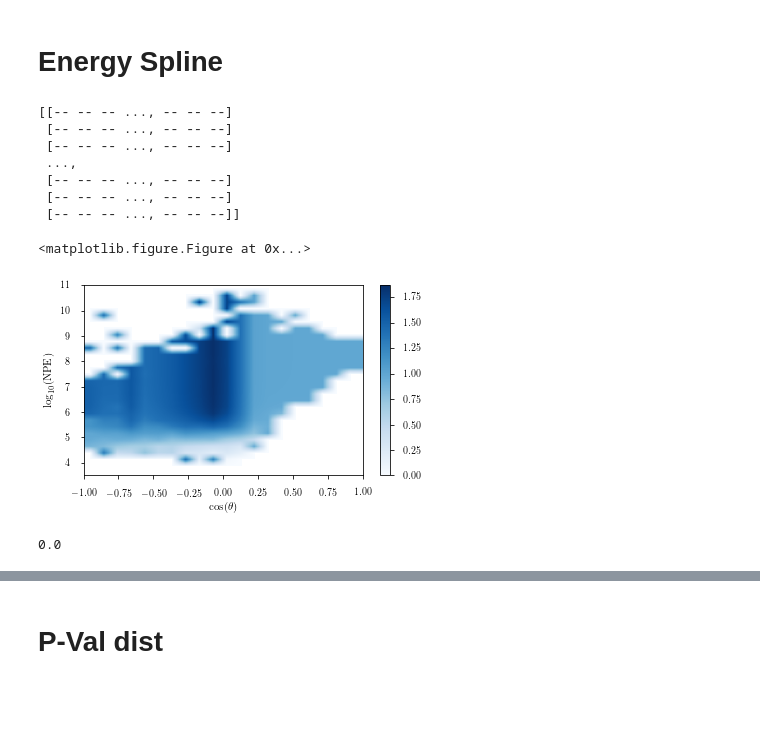
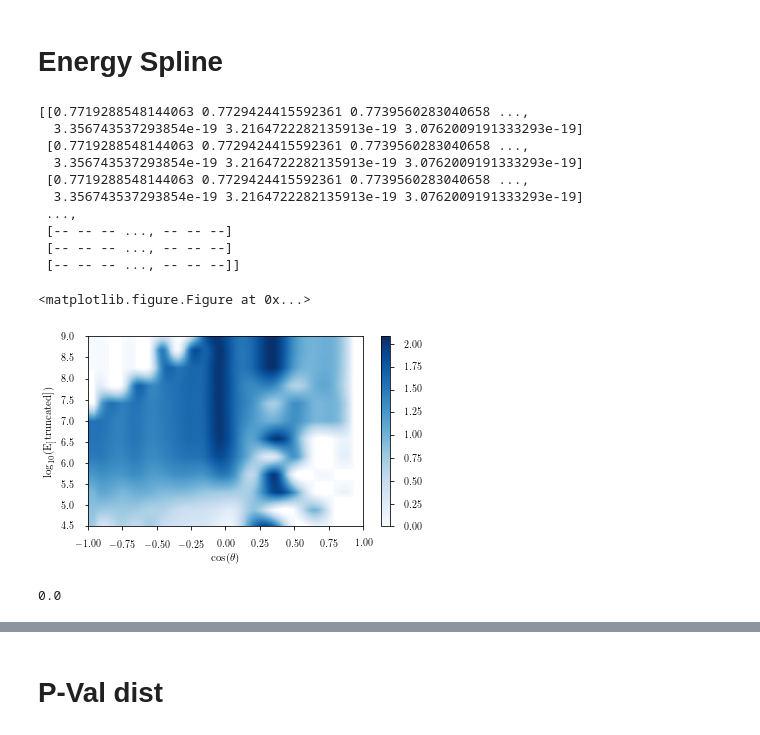
Before and after one commit to afrancko/BlazarNeutrino, a Jupyter notebook: plot_stuff.ipynb, the cells around one changed output, grey strips where cells are left out. Cells and saved outputs as stored; diff of their text form; code cells hidden in the pictures; blank space fills up the shorter version.

Commit message:
solve spline problems

```diff
--- a/plot_stuff.ipynb
+++ b/plot_stuff.ipynb
@@ -8,37 +14,40 @@ import matplotlib.pyplot as plt
 # %%
 fig, ax = newfig(0.9)
 spline = np.load('E_spline.npy')[()]
 xdots = 1000
 ydots = 1000
 x = np.linspace(-1,1,xdots)
-y = np.linspace(3.5,11,ydots)
+y = np.linspace(4.5,9,ydots)
 data = spline(x,y)
 data = np.ma.array(data)
 data.mask = data <=0
 print data
 # norm=colors.LogNorm(vmin=data.min(), vmax=data.max())
 cbar = ax.pcolormesh(x,y, data.T , cmap=plt.get_cmap('Blues'), vmin = 0)
 plt.colorbar(cbar)
 ax.set_xlabel(r'$\mathrm{cos}(\theta)$')
-ax.set_ylabel(r'$\mathrm{log}_{10}(\mathrm{NPE})$')
+ax.set_ylabel(r'$\mathrm{log}_{10}(\mathrm{E_[truncated]})$')
 # ax.plot(x1, 3.6+2.99*np.sqrt(1-((x1-0.93)/0.83)**2), color='black')
 plt.axis([x.min(), x.max(), y.min(), y.max()])
 # plt.savefig('../BlazarNeutrino/plots/energy_mpe_spline.png', dpi=300)
 plt.show()
 # %% [output]
-[[-- -- -- ..., -- -- --]
- [-- -- -- ..., -- -- --]
- [-- -- -- ..., -- -- --]
+[[0.7719288548144063 0.7729424415592361 0.7739560283040658 ...,
+  3.356743537293854e-19 3.2164722282135913e-19 3.0762009191333293e-19]
+ [0.7719288548144063 0.7729424415592361 0.7739560283040658 ...,
+  3.356743537293854e-19 3.2164722282135913e-19 3.0762009191333293e-19]
+ [0.7719288548144063 0.7729424415592361 0.7739560283040658 ...,
+  3.356743537293854e-19 3.2164722282135913e-19 3.0762009191333293e-19]
  ...,
  [-- -- -- ..., -- -- --]
  [-- -- -- ..., -- -- --]
  [-- -- -- ..., -- -- --]]
 <matplotlib.figure.Figure at 0x...>
-[figure, old version]
+[figure, new version]
-# %%
-spline(0.1,3)[0][0]
-# %% [output]
-0.0
+# %%
+np.mi
+# %% [output]
+0.0
 # %%
 cos_zen = np.load('./coszen_spl.npy')[()]
 # %%
```
Also changed, not shown: parts of 7 cells of this notebook, 3 other files.
